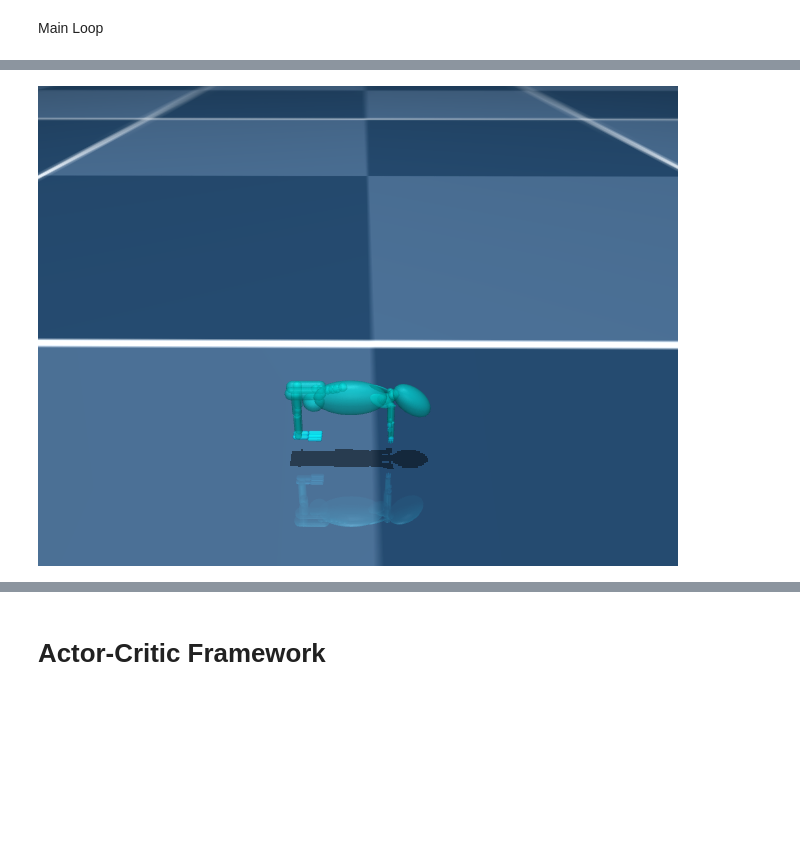
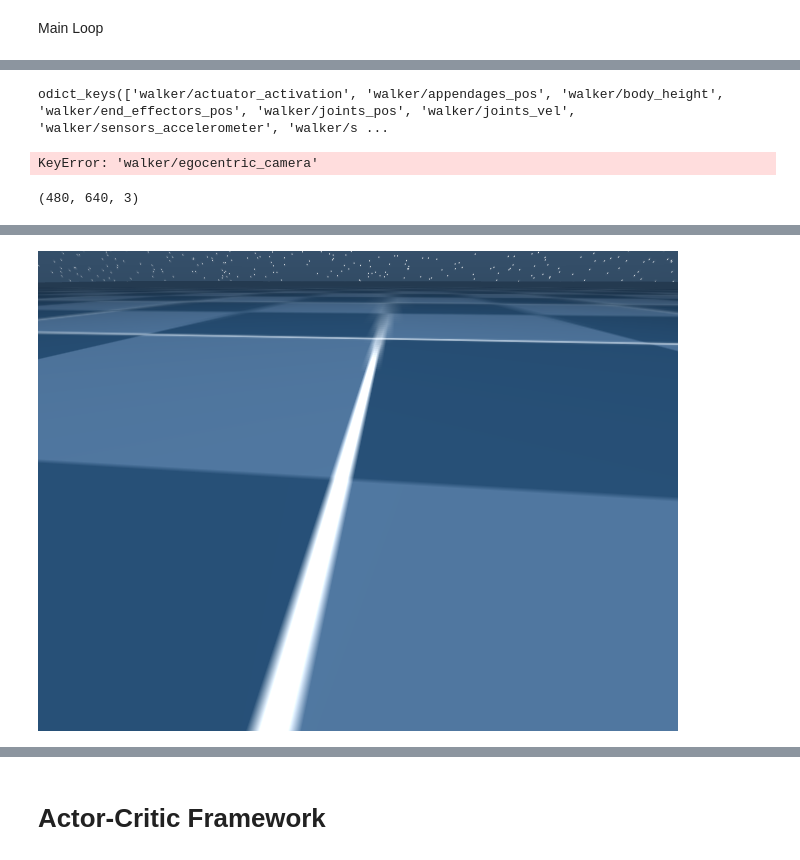
Before and after one commit to Hippozhibos/CyberSpine, a Jupyter notebook: example.ipynb, the cells around one changed output, grey strips where cells are left out. Drawn from its saved outputs; the diff is of its cells as text; code cells hidden in the pictures; blank space fills up the shorter version.

```diff
--- a/example.ipynb
+++ b/example.ipynb
@@ -159,4 +161,8 @@ env = mice_env.rodent_go_to_target()
 # %%
 action_spec = env.action_spec()
 time_step = env.reset()
+# %%
+time_step.observation.keys()
+# %% [output]
+odict_keys(['walker/actuator_activation', 'walker/appendages_pos', 'walker/body_height', 'walker/end_effectors_pos', 'walker/joints_pos', 'walker/joints_vel', 'walker/sensors_accelerometer', 'walker/s ...
 # %%
@@ -164,3 +170,11 @@ scene = env.physics.render(height=480, width=640, camera_id=1)
+# %%
+scene = time_step.observation['walker/egocentric_camera']
+# %% [output]
+KeyError: 'walker/egocentric_camera'
+# %%
+scene.shape
+# %% [output]
+(480, 640, 3)
 # %%
 import matplotlib.pyplot as plt
 import numpy as np
@@ -174,10 +188,10 @@ plt.show()
 [drawing not drawn]
 # %%
 frame_size = {'width': 640, 'height': 480}
-pixels = env.physics.render(camera_id=1,**frame_size)
+pixels = env.physics.render(camera_id=3,**frame_size)
 PIL.Image.fromarray(pixels)
 # %% [output]
-[figure, old version]
+[figure, new version]
 # %%
 def random_policy(time_step):
     # Generates random actions within the specified range
```
Also changed, not shown: parts of 6 cells of this notebook, 1 other file.
